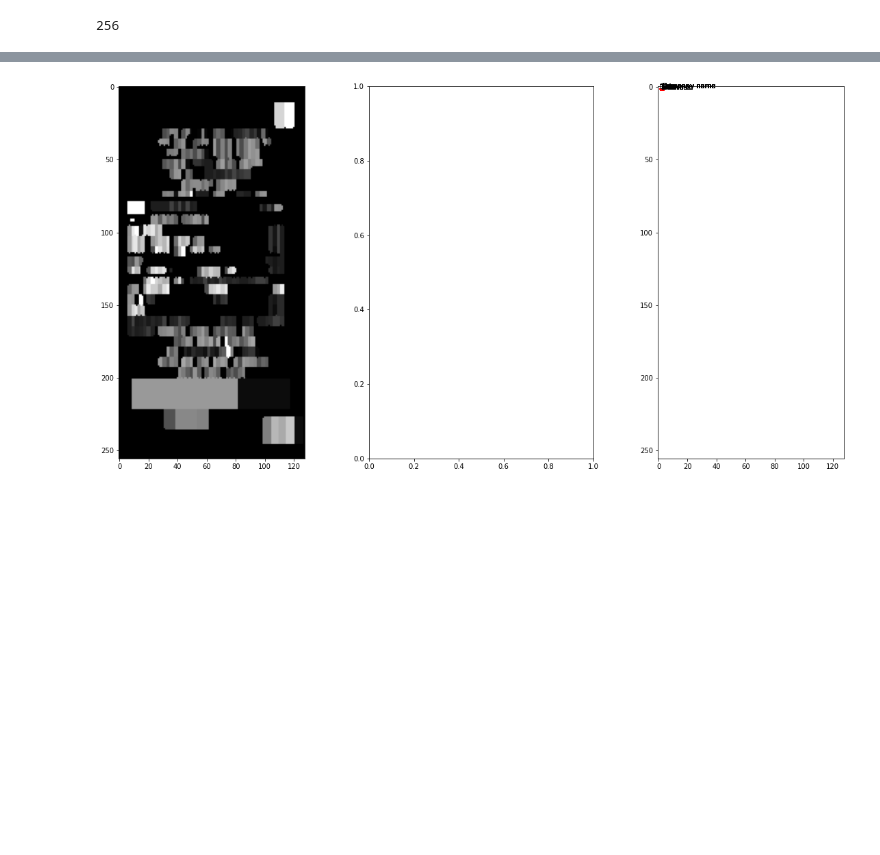
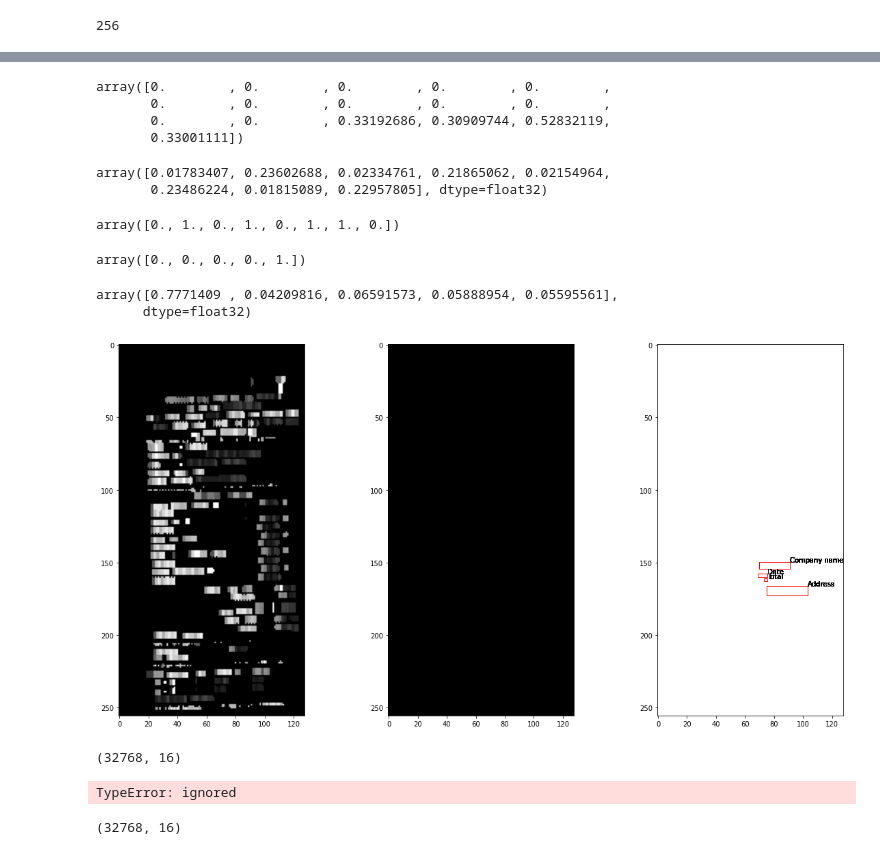
Before and after one commit to Hrishkesh/Invoice-, a Jupyter notebook: Invoice_new.ipynb, the cells around one changed output, grey strips where cells are left out. Drawn from its saved outputs; the diff is of its cells as text; code cells hidden in the pictures; blank space fills up the shorter version.

```diff
--- a/Invoice_new.ipynb
+++ b/Invoice_new.ipynb
@@ -897,32 +905,82 @@ y_hat[2][0][25][35][0]
+# %%
+batch_coord[index][80][60]
+# %% [output]
+array([0.        , 0.        , 0.        , 0.        , 0.        ,
+       0.        , 0.        , 0.        , 0.        , 0.        ,
+       0.        , 0.        , 0.33192686, 0.30909744, 0.52832119,
+       0.33001111])
+# %%
+y_hat[1][0][80][60]
+# %% [output]
+array([0.01783407, 0.23602688, 0.02334761, 0.21865062, 0.02154964,
+       0.23486224, 0.01815089, 0.22957805], dtype=float32)
+# %%
+batch_mask[index][80][60]
+# %% [output]
+array([0., 1., 0., 1., 0., 1., 1., 0.])
+# %%
+batch_seg[index][80][60]
+# %% [output]
+array([0., 0., 0., 0., 1.])
+# %%
+y_hat[0][0][80][60]
+# %% [output]
+array([0.7771409 , 0.04209816, 0.06591573, 0.05888954, 0.05595561],
+      dtype=float32)
 # %%
 class_mapping = {
                 0 : 'Total',
                 1 : 'Address',
                 2 : 'Company name',
                 3 : 'Date'
 }
 fig, ax = plt.subplots(1, 3, figsize=(20, 10))
 ax[0].imshow(np.argmax(batch_chargrid[index], axis=2), cmap='gray')
-#ax[1].imshow(np.argmax(y_hat[0][0], axis=2), cmap='gray')
+ax[1].imshow(np.argmax(y_hat[0][0], axis=2), cmap='gray')
 white = np.zeros([batch_chargrid[index].shape[0], batch_chargrid[index].shape[1],3],dtype=np.uint8)
 white.fill(255)
 ax[2].imshow(white)
-for i in range(0, y_hat[2][0].shape[0]):
-  for j in range(0, y_hat[2][0].shape[1]):
+#for i in range(0, y_hat[2][0].shape[0]):
+#  for j in range(0, y_hat[2][0].shape[1]):
+for i in range(0,10):
+  for j in range(0, 10):
     if (np.sum(y_hat[2][0][i][j])==0):
       continue
     # print(batch_coord[1][i][j])
     for k in range(0, 4):
-      left = y_hat[2][0][i][j][4*k] * width
-      top = y_hat[2][0][i][j][4*k+1] * height
-      right = y_hat[2][0][i][j][4*k+2] * width
-      bottom = y_hat[2][0][i][j][4*k+3] * height
+      left = y_hat[2][0][i][j][4*k]  * np.var(range(1,width +1)) + np.mean(range(1,width +1))#* width
+      top = y_hat[2][0][i][j][4*k+1] * np.var(range(1,height +1)) + np.mean(range(1,height +1))#* height
+      right = y_hat[2][0][i][j][4*k+2] * np.var(range(1,width +1)) + np.mean(range(1,width +1))#* width
+      bottom = y_hat[2][0][i][j][4*k+3] * np.var(range(1,height +1)) + np.mean(range(1,height +1))#* height
       rect1 = patches.Rectangle((left, top),
                         (right - left),
                         (bottom - top),
                         linewidth=1,edgecolor='r',facecolor='none')
       ax[2].add_patch(rect1)
       ax[2].text(left + (right - left),top,class_mapping[k])
 plt.show()
 # %% [output]
-[figure, old version]
+[figure, new version]
+# %%
+a=y_hat[2][0]
+a.shape
+b= [j for i in a for j in i]
+print(np.array(b).shape)
+c = list()
+for i in b:
+  if i not in c:
+    c.append(i)
+c =np.array(c)
+print(c.shape)
+#d=np.array(d)
+#d.shape
+# %% [output]
+(32768, 16)
+TypeError: ignored
+# %%
+a=y_hat[2][0]
+a.shape
+b= [j for i in a for j in i]
+print(np.array(b).shape)
+# %% [output]
+(32768, 16)
```
Also changed, not shown: parts of 15 cells of this notebook.
